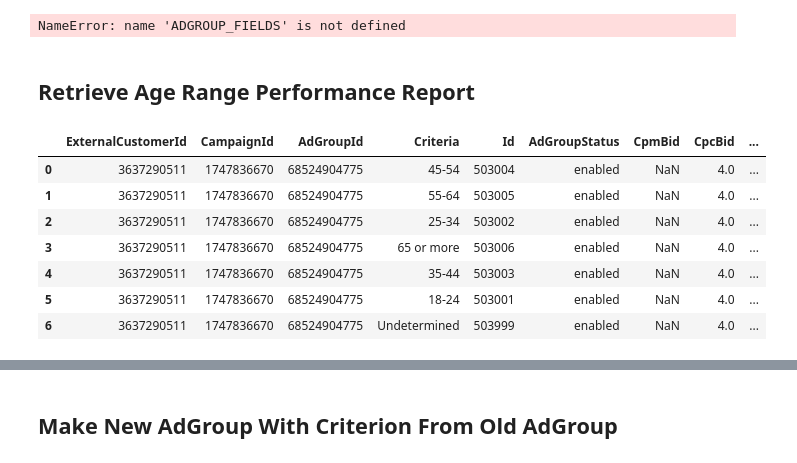
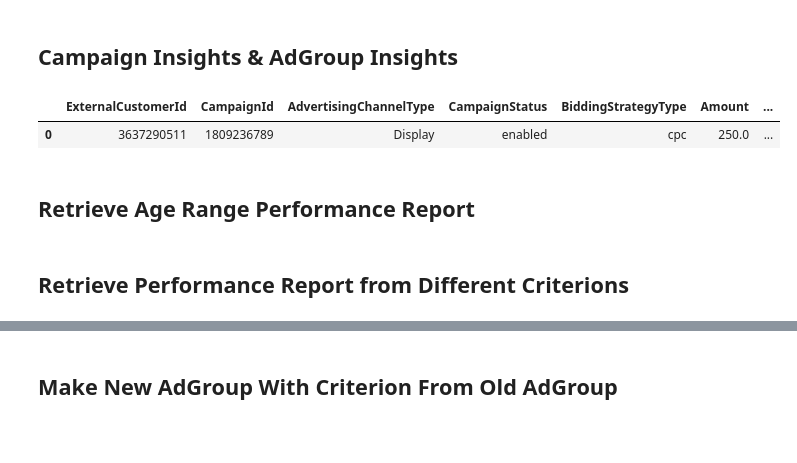
Before and after one commit to TimJLS/adset_interest_parse, a Jupyter notebook: ai_optimizer/GDN.ipynb, the cells around one changed output, grey strips where cells are left out. Drawn from its saved outputs; the diff is of its cells as text; code cells hidden in the pictures; blank space fills up the shorter version.

```diff
--- a/ai_optimizer/GDN.ipynb
+++ b/ai_optimizer/GDN.ipynb
@@ -40,8 +61,10 @@ if __name__ == '__main__':
+# %% [markdown]
+## Campaign Insights & AdGroup Insights
 # %%
 CAMPAIGN_FIELDS = ['ExternalCustomerId','CampaignId','AdvertisingChannelType', 'CampaignStatus',
                    'BiddingStrategyType','Amount','StartDate','EndDate','Cost',
                    'AverageCost','Impressions', 'Clicks','Conversions',
-                   'AverageCpc','CostPerConversion']
+                   'AverageCpc','CostPerConversion', 'Ctr']
 class DatePreset:
     today = 'TODAY'
     yesterday = 'YESTERDAY'
@@ -85,17 +108,24 @@ def get_campaign_insights(client, campaign_id=None, date_preset=None):
             columns=CAMPAIGN_FIELDS
         )
         df = df.append(df_temp)
+        df['Ctr'] = df.Ctr.str.split('%', expand = True)[0]
     df[df.columns.difference(['CampaignStatus', 'AdvertisingChannelType', 'BiddingStrategyType', 'StartDate', 'EndDate'])] = df[df.columns.difference(
         ['CampaignStatus', 'AdvertisingChannelType', 'BiddingStrategyType', 'StartDate', 'EndDate'])].apply(pd.to_numeric, errors='coerce')
-    df[df.columns.difference(['ExternalCustomerId', 'CampaignId', 'AdvertisingChannelType', 'CampaignStatus', 'BiddingStrategyType', 'StartDate', 'EndDate', 'Impressions', 'Clicks', 'Conversions'])] = df[df.columns.difference(
-        ['ExternalCustomerId', 'CampaignId', 'CampaignStatus', 'AdvertisingChannelType', 'BiddingStrategyType', 'StartDate', 'EndDate', 'Impressions', 'Clicks', 'Conversions'])].div(1000000)
+    df[df.columns.difference(['ExternalCustomerId', 'CampaignId', 'AdvertisingChannelType', 'CampaignStatus', 'BiddingStrategyType', 'StartDate', 'EndDate', 'Impressions', 'Clicks', 'Conversions', 'Ctr'])] = df[df.columns.difference(
+        ['ExternalCustomerId', 'CampaignId', 'CampaignStatus', 'AdvertisingChannelType', 'BiddingStrategyType', 'StartDate', 'EndDate', 'Impressions', 'Clicks', 'Conversions', 'Ctr'])].div(1000000)
     df[['StartDate','EndDate']] = df[['StartDate','EndDate']].apply( pd.to_datetime, errors='coerce' )
     return df
-
-if __name__ == '__main__':
-    # Initialize client object.
-    client = adwords.AdWordsClient.LoadFromStorage(AUTH_FILE_PATH)
-    campaign_insights = get_campaign_insights(client, campaign_id=campaign_id)
+# %%
+if __name__ == '__main__':
+    # Initialize client object.
+    campaign_id = 1809236789
+    client = adwords.AdWordsClient.LoadFromStorage(AUTH_FILE_PATH)
+    campaign_insights = get_campaign_insights(client, campaign_id=campaign_id)
+# %%
+campaign_insights
+# %% [output]
+|  | ExternalCustomerId | CampaignId | AdvertisingChannelType | CampaignStatus | BiddingStrategyType | Amount | ... |
+| 0 | 3637290511 | 1809236789 | Display | enabled | cpc | 250.0 | ... |
 # %%
 ADGROUP_FIELDS = ['ExternalCustomerId','CampaignId', 'AdGroupType', 'AdGroupId', 'AdGroupStatus',
                   'CpmBid','CpvBid', 'CpcBid', 'TargetCpa', 'BiddingStrategyType','Cost',
@@ -164,8 +194,6 @@ if __name__ == '__main__':
     client = adwords.AdWordsClient.LoadFromStorage(AUTH_FILE_PATH)
 #     adgroup_insights = get_adgroup_insights(client)
     adgroup_insights = get_adgroup_insights(client, campaign_id=campaign_id)
-# %% [output]
-NameError: name 'ADGROUP_FIELDS' is not defined
 # %% [markdown]
 ## Retrieve Age Range Performance Report
 # %%
@@ -234,17 +262,8 @@ def get_age_range_insights(client, campaign_id=None, adgroup_id=None, date_prese
 client = adwords.AdWordsClient.LoadFromStorage(AUTH_FILE_PATH)
 #     adgroup_insights = get_age_range_insights(client)
 adgroup_insights = get_age_range_insights(client, campaign_id=1747836670, adgroup_id=68524904775)
-# %%
-adgroup_insights
-# %% [output]
-|  | ExternalCustomerId | CampaignId | AdGroupId | Criteria | Id | AdGroupStatus | CpmBid | CpcBid | ... |
-| 0 | 3637290511 | 1747836670 | 68524904775 | 45-54 | 503004 | enabled | NaN | 4.0 | ... |
-| 1 | 3637290511 | 1747836670 | 68524904775 | 55-64 | 503005 | enabled | NaN | 4.0 | ... |
-| 2 | 3637290511 | 1747836670 | 68524904775 | 25-34 | 503002 | enabled | NaN | 4.0 | ... |
-| 3 | 3637290511 | 1747836670 | 68524904775 | 65 or more | 503006 | enabled | NaN | 4.0 | ... |
-| 4 | 3637290511 | 1747836670 | 68524904775 | 35-44 | 503003 | enabled | NaN | 4.0 | ... |
-| 5 | 3637290511 | 1747836670 | 68524904775 | 18-24 | 503001 | enabled | NaN | 4.0 | ... |
-| 6 | 3637290511 | 1747836670 | 68524904775 | Undetermined | 503999 | enabled | NaN | 4.0 | ... |
+# %% [markdown]
+## Retrieve Performance Report from Different Criterions
 # %%
 # URL
 URL_FIELDS_LIST = [
```
Also changed, not shown: parts of 34 cells of this notebook, 26 other files.
